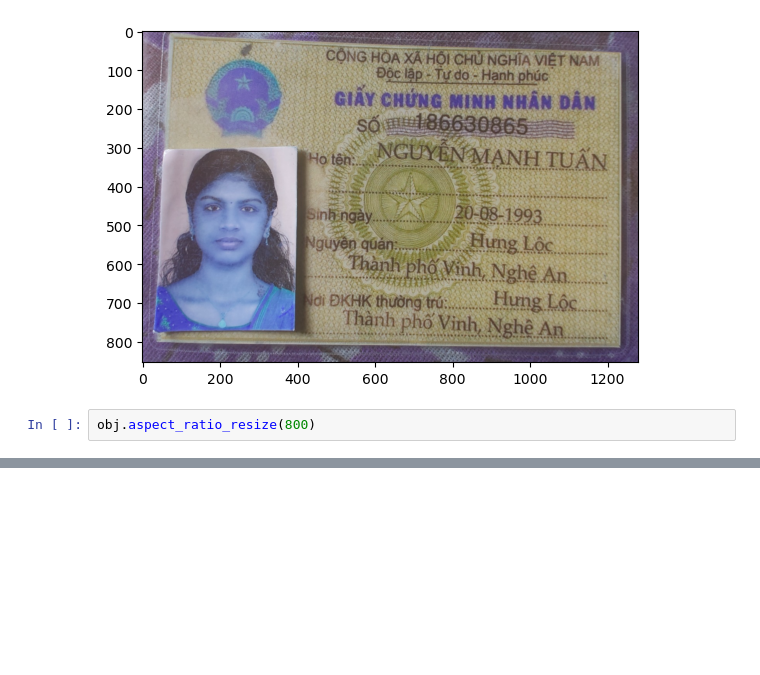
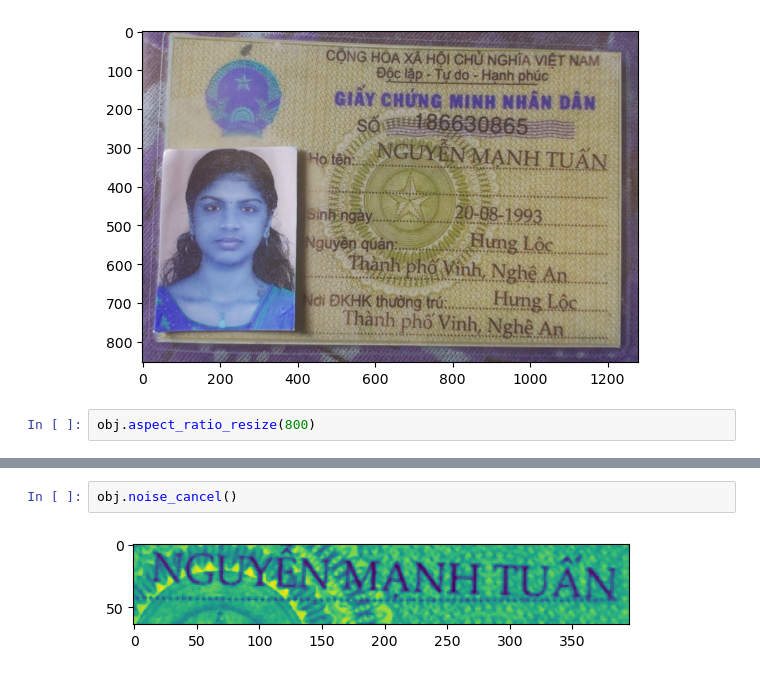
Before and after one commit to Adharshhari/OCR-Vietnamese, a Jupyter notebook: img_current_file.ipynb, the cells around one changed output, grey strips where cells are left out. Saved outputs shown, nothing was run; the diff lists cells and outputs as text; blank space fills up the shorter version.

```diff
--- a/img_current_file.ipynb
+++ b/img_current_file.ipynb
@@ -90,0 +171,4 @@ obj.view()
+# %%
+obj.noise_cancel()
+# %% [output]
+[figure, added]
```
Also changed, not shown: parts of 7 cells of this notebook.
